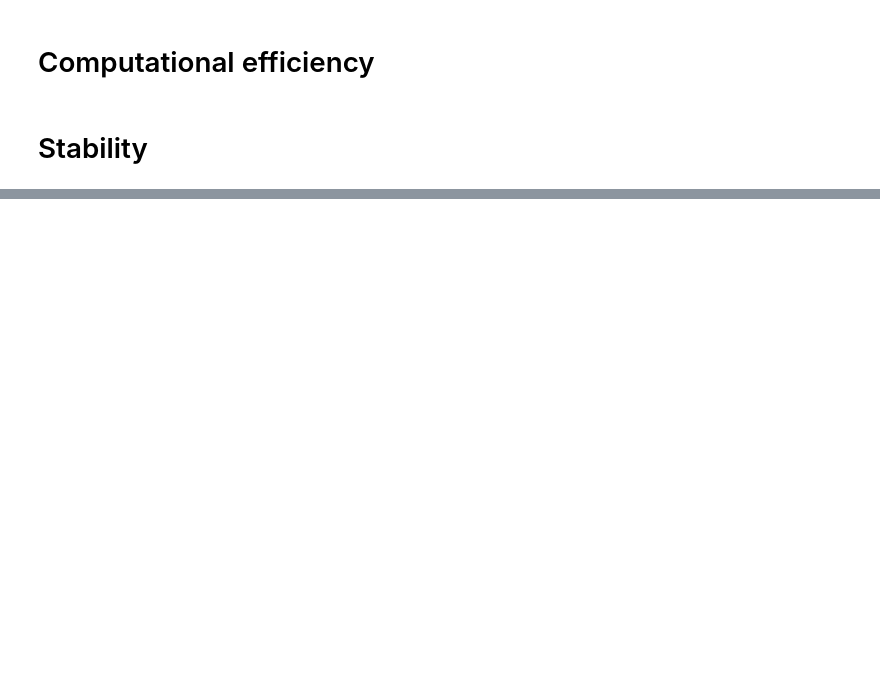
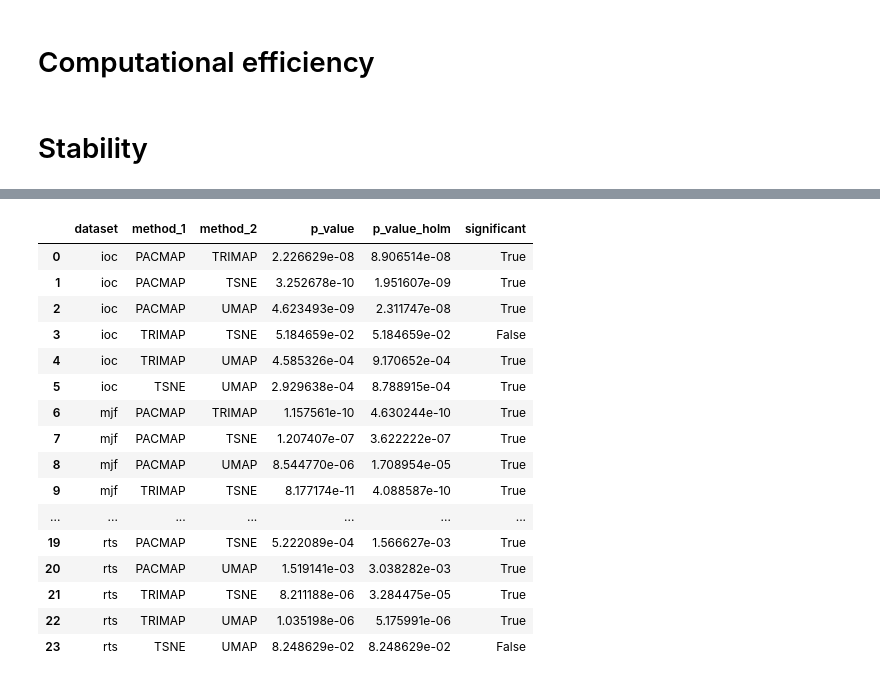
Before and after one commit to GiacomoAlliata/dr_evaluation, a Jupyter notebook: dr_computational.ipynb, the cells around one changed output, grey strips where cells are left out. Cells and saved outputs as stored; diff of their text form; code cells hidden in the pictures; blank space fills up the shorter version.

```diff
--- a/dr_computational.ipynb
+++ b/dr_computational.ipynb
@@ -163,0 +378,49 @@ plt.show()
+# %%
+from scipy.stats import ttest_rel
+from itertools import combinations
+from statsmodels.stats.multitest import multipletests
+
+posthoc_rows = []
+
+for dataset_name, d in anova_df.groupby("dataset"):
+    wide = d.pivot(index="replicate", columns="method", values="z_stability")
+
+    pairs = list(combinations(wide.columns, 2))
+    pvals = []
+
+    for m1, m2 in pairs:
+        stat, p = ttest_rel(wide[m1], wide[m2])
+        pvals.append(p)
+
+    reject, pvals_holm, _, _ = multipletests(pvals, method="holm")
+
+    for (m1, m2), p, p_holm, rej in zip(pairs, pvals, pvals_holm, reject):
+        posthoc_rows.append({
+            "dataset": dataset_name,
+            "method_1": m1,
+            "method_2": m2,
+            "p_value": p,
+            "p_value_holm": p_holm,
+            "significant": rej,
+        })
+
+posthoc_df = pd.DataFrame(posthoc_rows)
+posthoc_df
+# %% [output]
+|  | dataset | method_1 | method_2 | p_value | p_value_holm | significant |
+| 0 | ioc | PACMAP | TRIMAP | 2.226629e-08 | 8.906514e-08 | True |
+| 1 | ioc | PACMAP | TSNE | 3.252678e-10 | 1.951607e-09 | True |
+| 2 | ioc | PACMAP | UMAP | 4.623493e-09 | 2.311747e-08 | True |
+| 3 | ioc | TRIMAP | TSNE | 5.184659e-02 | 5.184659e-02 | False |
+| 4 | ioc | TRIMAP | UMAP | 4.585326e-04 | 9.170652e-04 | True |
+| 5 | ioc | TSNE | UMAP | 2.929638e-04 | 8.788915e-04 | True |
+| 6 | mjf | PACMAP | TRIMAP | 1.157561e-10 | 4.630244e-10 | True |
+| 7 | mjf | PACMAP | TSNE | 1.207407e-07 | 3.622222e-07 | True |
+| 8 | mjf | PACMAP | UMAP | 8.544770e-06 | 1.708954e-05 | True |
+| 9 | mjf | TRIMAP | TSNE | 8.177174e-11 | 4.088587e-10 | True |
+| ... | ... | ... | ... | ... | ... | ... |
+| 19 | rts | PACMAP | TSNE | 5.222089e-04 | 1.566627e-03 | True |
+| 20 | rts | PACMAP | UMAP | 1.519141e-03 | 3.038282e-03 | True |
+| 21 | rts | TRIMAP | TSNE | 8.211188e-06 | 3.284475e-05 | True |
+| 22 | rts | TRIMAP | UMAP | 1.035198e-06 | 5.175991e-06 | True |
+| 23 | rts | TSNE | UMAP | 8.248629e-02 | 8.248629e-02 | False |
```
Also changed, not shown: parts of 14 cells of this notebook.
